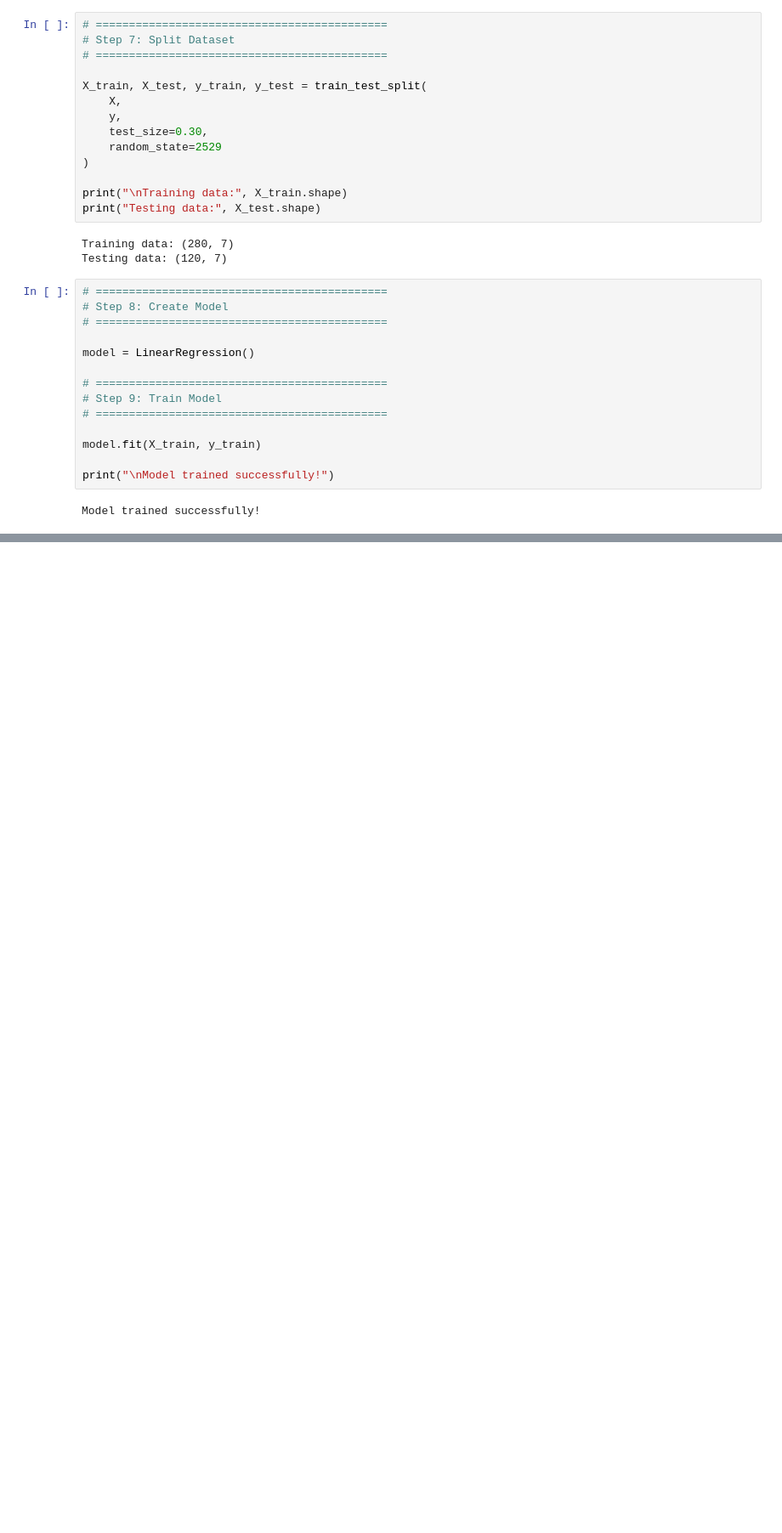
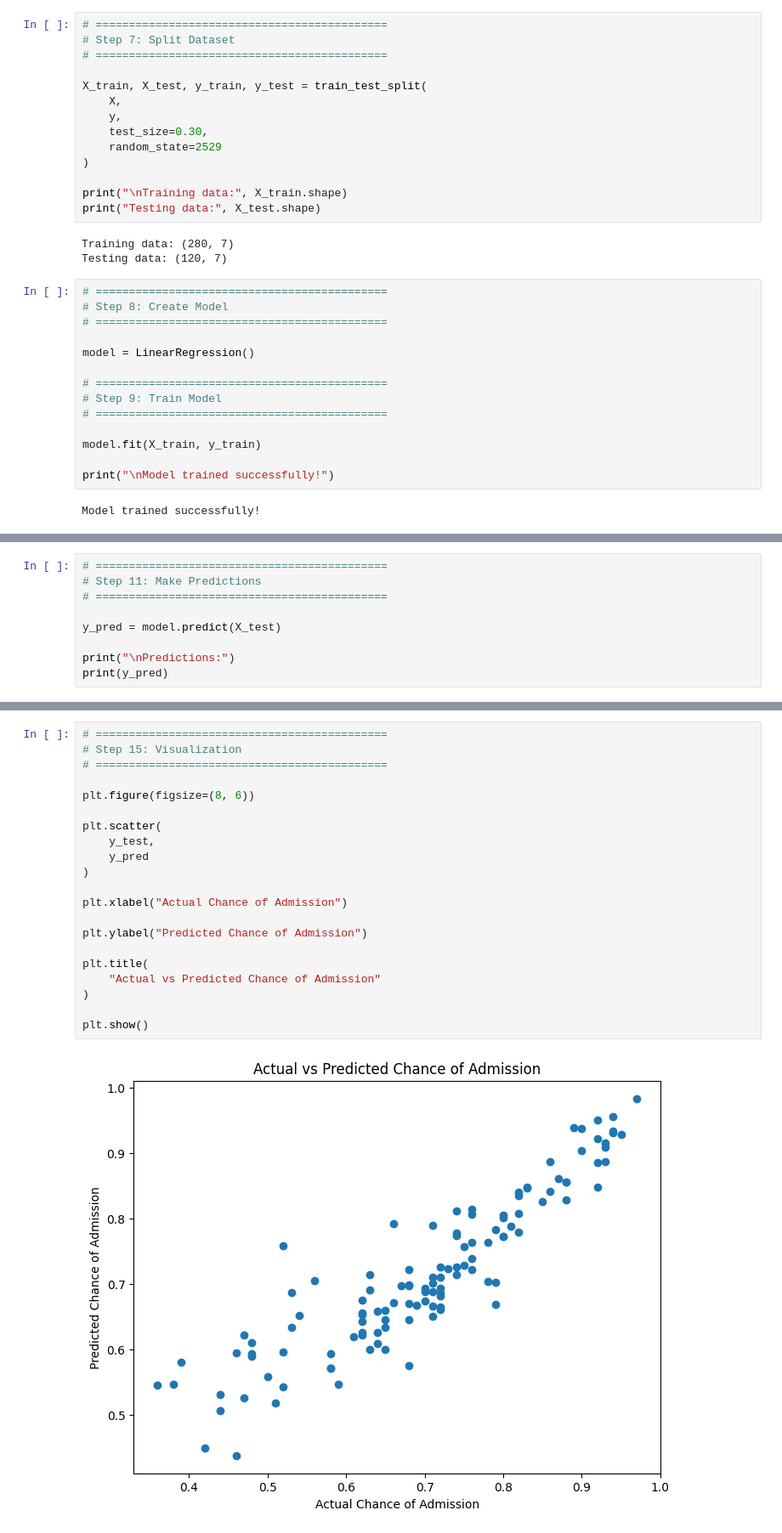
Before and after one commit to riturajtigga12-netizen/ybi-foundation-internship-project, a Jupyter notebook: Admission_chances.ipynb, the cells around one changed output, grey strips where cells are left out. Shown at 85% size. Saved outputs shown, nothing was run; the diff lists cells and outputs as text; blank space fills up the shorter version.

Commit message:
adding evaluate model in project

```diff
--- a/Admission_chances.ipynb
+++ b/Admission_chances.ipynb
@@ -183,0 +170,9 @@ print(admission.describe())
+# %%
+# ============================================
+# Step 11: Make Predictions
+# ============================================
+
+y_pred = model.predict(X_test)
+
+print("\nPredictions:")
+print(y_pred)
@@ -183,0 +271,23 @@ print(admission.describe())
+# %%
+# ============================================
+# Step 15: Visualization
+# ============================================
+
+plt.figure(figsize=(8, 6))
+
+plt.scatter(
+    y_test,
+    y_pred
+)
+
+plt.xlabel("Actual Chance of Admission")
+
+plt.ylabel("Predicted Chance of Admission")
+
+plt.title(
+    "Actual vs Predicted Chance of Admission"
+)
+
+plt.show()
+# %% [output]
+[figure, added]
```
Also changed, not shown: parts of 11 cells of this notebook.
